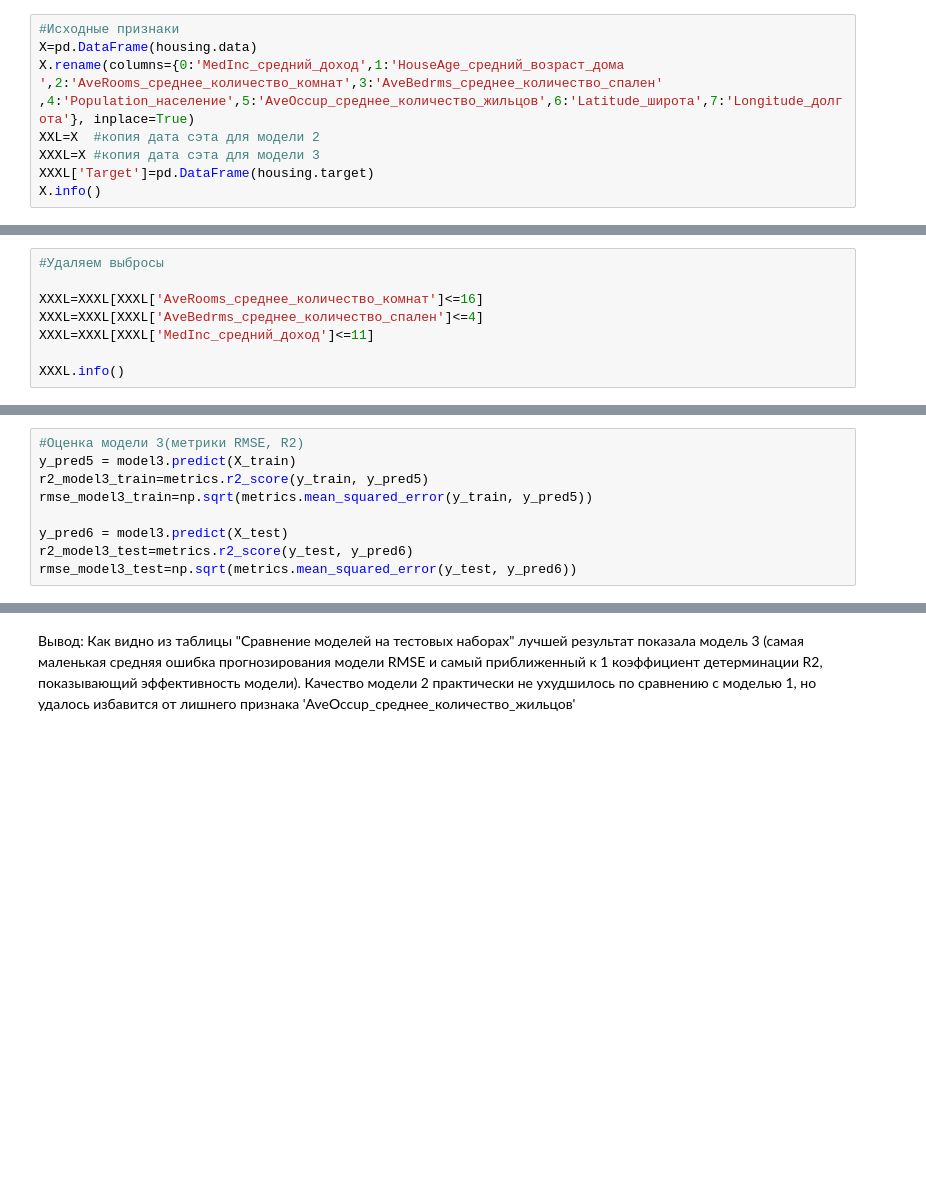
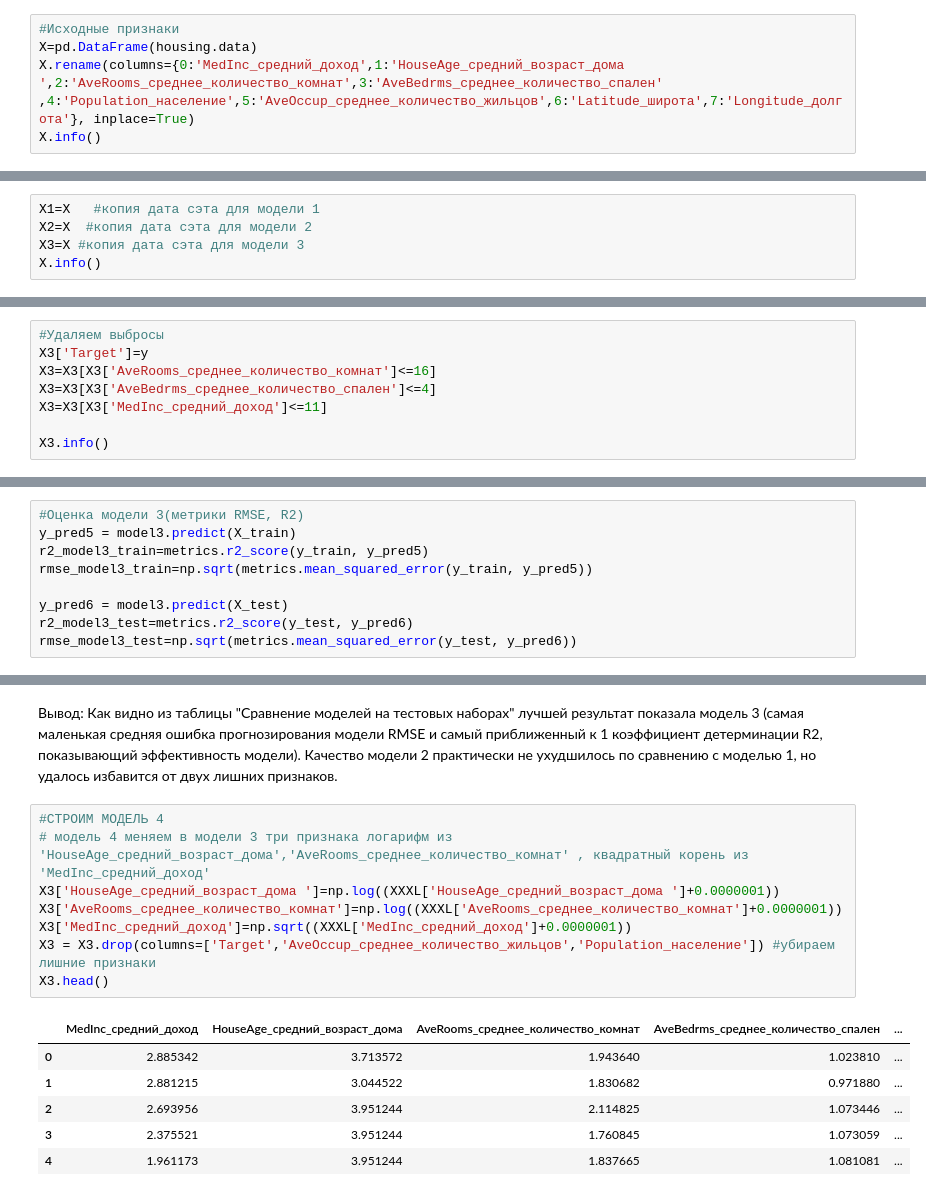
Before and after one commit to OVP2023/ML, a Jupyter notebook: работа_с_переменными_дз_min.ipynb, the cells around one changed output, grey strips where cells are left out. Saved outputs shown, nothing was run; the diff lists cells and outputs as text; blank space fills up the shorter version.

```diff
--- a/работа_с_переменными_дз_min.ipynb
+++ b/работа_с_переменными_дз_min.ipynb
@@ -32,9 +32,6 @@ housing = fetch_california_housing()
 #Исходные признаки
 X=pd.DataFrame(housing.data)
 X.rename(columns={0:'MedInc_средний_доход',1:'HouseAge_средний_возраст_дома ',2:'AveRooms_среднее_количество_комнат',3:'AveBedrms_среднее_количество_спален' ,4:'Population_население',5:'AveOccup_среднее_количество_жильцов',6:'Latitude_широта',7:'Longitude_долгота'}, inplace=True)
-XXL=X  #копия дата сэта для модели 2
-XXXL=X #копия дата сэта для модели 3
-XXXL['Target']=pd.DataFrame(housing.target)
 X.info()
 # %% [output]
 <class 'pandas.core.frame.DataFrame'>
@@ -55,0 +52,5 @@ memory usage: 1.4 MB
+# %%
+X1=X   #копия дата сэта для модели 1
+X2=X  #копия дата сэта для модели 2
+X3=X #копия дата сэта для модели 3
+X.info()
@@ -212,12 +221,12 @@ print(lower_bound,upper_bound)
 0.831037411971831 3.112918261538778
 # %%
 #Удаляем выбросы
+X3['Target']=y
+X3=X3[X3['AveRooms_среднее_количество_комнат']<=16]
+X3=X3[X3['AveBedrms_среднее_количество_спален']<=4]
+X3=X3[X3['MedInc_средний_доход']<=11]
 
-XXXL=XXXL[XXXL['AveRooms_среднее_количество_комнат']<=16]
-XXXL=XXXL[XXXL['AveBedrms_среднее_количество_спален']<=4]
-XXXL=XXXL[XXXL['MedInc_средний_доход']<=11]
-
-XXXL.info()
+X3.info()
 # %% [output]
 <class 'pandas.core.frame.DataFrame'>
 Index: 20380 entries, 0 to 20639
@@ -269,3 +278,18 @@ dftab.head(3)
 | 2 | Модель 3 | 0.622447 | 0.699105 | 0.622447 | 0.699105 |
 # %% [markdown]
-Вывод: Как видно из таблицы "Сравнение моделей на тестовых наборах"  лучшей результат показала модель 3 (самая маленькая средняя ошибка прогнозирования модели RMSE и самый приближенный к 1 коэффициент детерминации R2, показывающий эффективность модели). Качество модели 2 практически не ухудшилось по сравнению с моделью 1, но удалось избавится от лишнего признака 'AveOccup_среднее_количество_жильцов'
+Вывод: Как видно из таблицы "Сравнение моделей на тестовых наборах"  лучшей результат показала модель 3 (самая маленькая средняя ошибка прогнозирования модели RMSE и самый приближенный к 1 коэффициент детерминации R2, показывающий эффективность модели). Качество модели 2 практически не ухудшилось по сравнению с моделью 1, но удалось избавится от двух лишних признаков.
+# %%
+#СТРОИМ МОДЕЛЬ 4
+# модель 4 меняем в модели 3 три признака логарифм из 'HouseAge_средний_возраст_дома','AveRooms_среднее_количество_комнат' , квадратный корень из 'MedInc_средний_доход'
+X3['HouseAge_средний_возраст_дома ']=np.log((XXXL['HouseAge_средний_возраст_дома ']+0.0000001))
+X3['AveRooms_среднее_количество_комнат']=np.log((XXXL['AveRooms_среднее_количество_комнат']+0.0000001))
+X3['MedInc_средний_доход']=np.sqrt((XXXL['MedInc_средний_доход']+0.0000001))
+X3 = X3.drop(columns=['Target','AveOccup_среднее_количество_жильцов','Population_население']) #убираем лишние признаки
+X3.head()
+# %% [output]
+|  | MedInc_средний_доход | HouseAge_средний_возраст_дома | AveRooms_среднее_количество_комнат | AveBedrms_среднее_количество_спален | ... |
+| 0 | 2.885342 | 3.713572 | 1.943640 | 1.023810 | ... |
+| 1 | 2.881215 | 3.044522 | 1.830682 | 0.971880 | ... |
+| 2 | 2.693956 | 3.951244 | 2.114825 | 1.073446 | ... |
+| 3 | 2.375521 | 3.951244 | 1.760845 | 1.073059 | ... |
+| 4 | 1.961173 | 3.951244 | 1.837665 | 1.081081 | ... |
```
Also changed, not shown: parts of 20 cells of this notebook.
